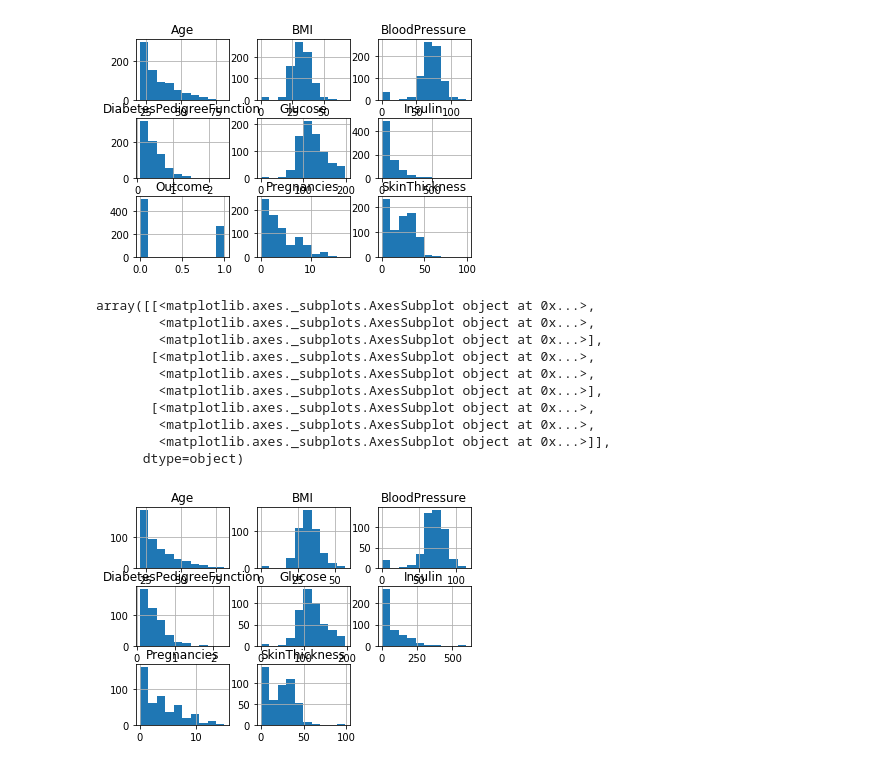
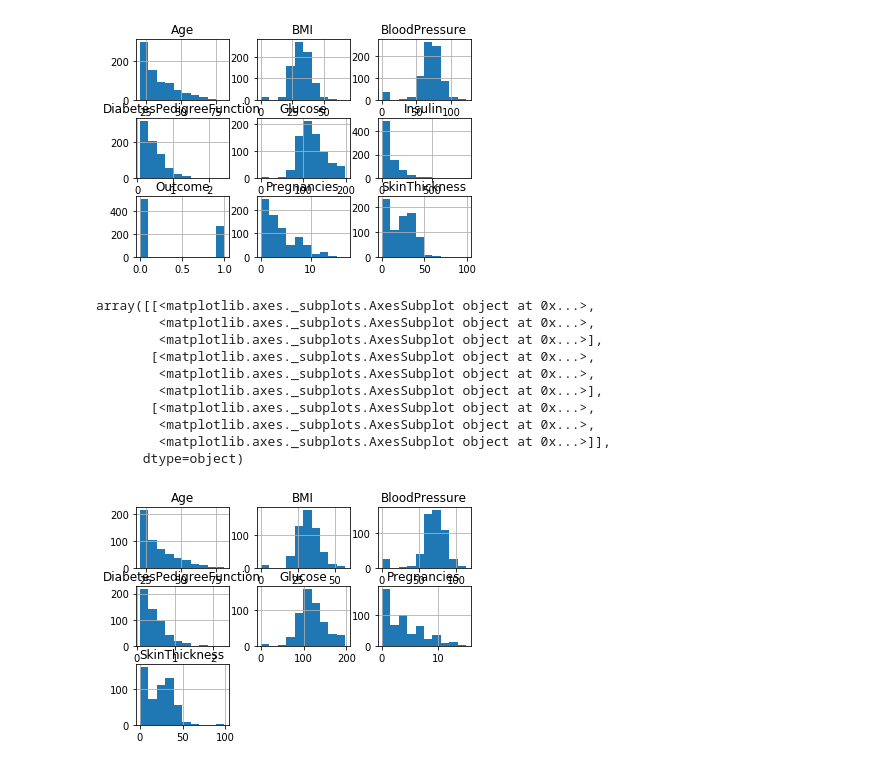
Before and after one commit to vindex10/pima_ml_train, a Jupyter notebook: PIMA.ipynb, the cells around one changed output. Saved outputs shown, nothing was run; the diff lists cells and outputs as text; code cells hidden in the pictures.

```diff
--- a/PIMA.ipynb
+++ b/PIMA.ipynb
@@ -163,20 +184,19 @@ X = data.drop(columns=["Outcome"])
 y = data["Outcome"]
 # %%
-X_train, X_test, y_train, y_test = train_test_split(X, y, test_size=0.4, random_state=RANDOM_STATE)
+X_train, X_test, y_train, y_test = train_test_split(X, y, test_size=0.3, random_state=RANDOM_STATE)
+X_train.hist()
+# %% [output]
+array([[<matplotlib.axes._subplots.AxesSubplot object at 0x...>,
+        <matplotlib.axes._subplots.AxesSubplot object at 0x...>,
+        <matplotlib.axes._subplots.AxesSubplot object at 0x...>],
+       [<matplotlib.axes._subplots.AxesSubplot object at 0x...>,
+        <matplotlib.axes._subplots.AxesSubplot object at 0x...>,
+        <matplotlib.axes._subplots.AxesSubplot object at 0x...>],
+       [<matplotlib.axes._subplots.AxesSubplot object at 0x...>,
+        <matplotlib.axes._subplots.AxesSubplot object at 0x...>,
+        <matplotlib.axes._subplots.AxesSubplot object at 0x...>]],
+      dtype=object)
+[figure, added]
-# %%
-X_train.hist()
-# %% [output]
-array([[<matplotlib.axes._subplots.AxesSubplot object at 0x...>,
-        <matplotlib.axes._subplots.AxesSubplot object at 0x...>,
-        <matplotlib.axes._subplots.AxesSubplot object at 0x...>],
-       [<matplotlib.axes._subplots.AxesSubplot object at 0x...>,
-        <matplotlib.axes._subplots.AxesSubplot object at 0x...>,
-        <matplotlib.axes._subplots.AxesSubplot object at 0x...>],
-       [<matplotlib.axes._subplots.AxesSubplot object at 0x...>,
-        <matplotlib.axes._subplots.AxesSubplot object at 0x...>,
-        <matplotlib.axes._subplots.AxesSubplot object at 0x...>]],
-      dtype=object)
-[figure, removed]
 # %%
 features_pipeline = lambda: make_pipeline(
     PerColumnsStackRest(
```
Also changed, not shown: parts of 10 cells of this notebook, 2 other files.
